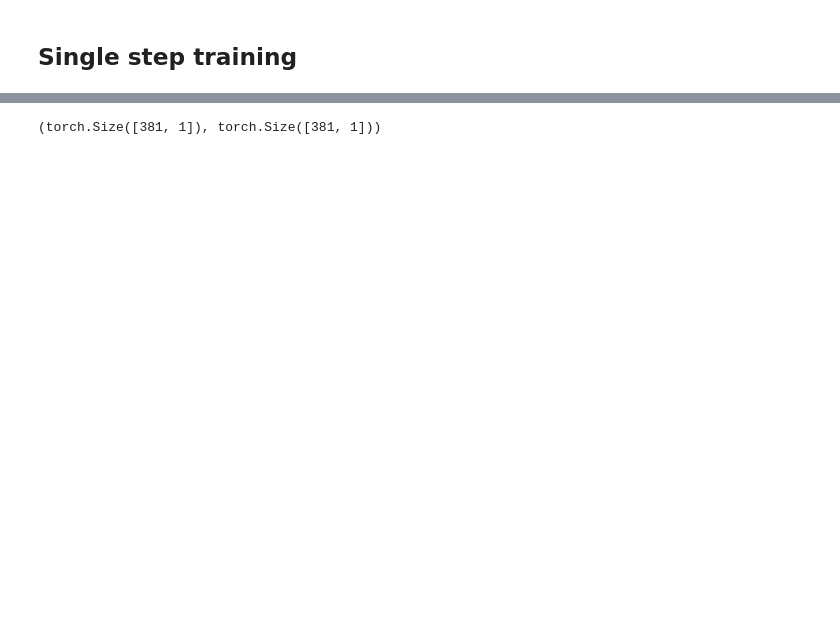
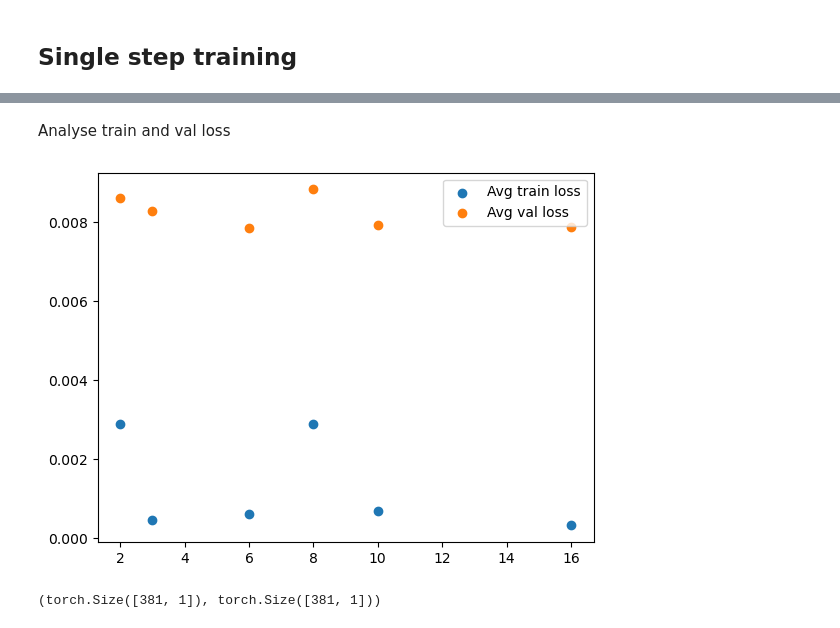
Before and after one commit to gnganesh99/ICCD_DKL, a Jupyter notebook: DKL_with_customCNN.ipynb, the cells around one changed output, grey strips where cells are left out. Cells and saved outputs as stored; diff of their text form; code cells hidden in the pictures; blank space fills up the shorter version.

```diff
--- a/DKL_with_customCNN.ipynb
+++ b/DKL_with_customCNN.ipynb
@@ -160,3 +195,18 @@ Training_loss:  -2.8318677450983055e-06
+# %% [markdown]
+Analyse train and val loss
+# %%
+J_train = np.asarray(J_train)
+J_val = np.asarray(J_val)
+
+j_train = J_train[:, 0:].mean(axis = -1)
+j_val = J_val[:, 0:].mean(axis = -1)
+
+plt.scatter(latent_dims, j_train, label = "Avg train loss")
+plt.scatter(latent_dims, j_val, label = "Avg val loss")
+plt.legend()
+plt.show()
+# %% [output]
+[figure, added]
 # %%
 y_means, y_vars = DKL_posterior(model, X)
 y_means.shape, y_vars.shape
```
Also changed, not shown: parts of 47 cells of this notebook, 6 other files.
